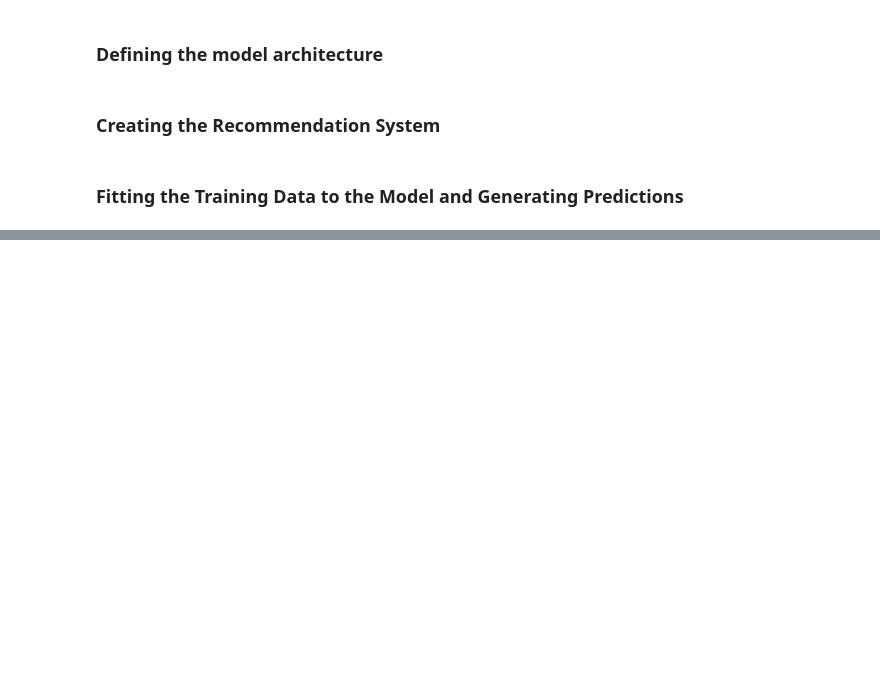
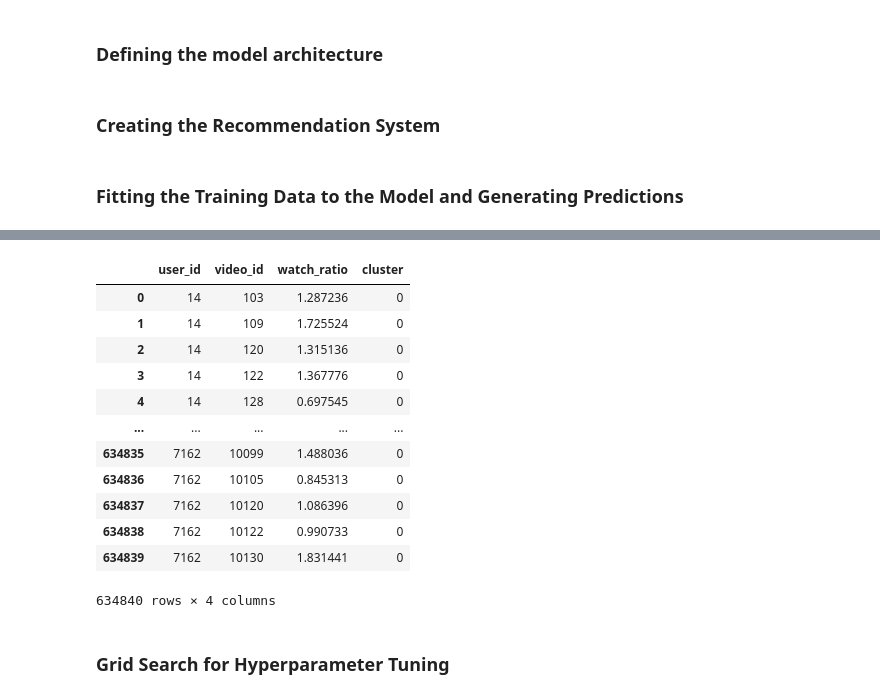
Before and after one commit to jiaawe/kuaishou-recommender, a Jupyter notebook: model/model_ncf.ipynb, the cells around one changed output, grey strips where cells are left out. Saved outputs shown, nothing was run; the diff lists cells and outputs as text; code cells hidden in the pictures; blank space fills up the shorter version.

Commit message:
added section for grid search + training with/without segmentation

```diff
--- a/model/model_ncf.ipynb
+++ b/model/model_ncf.ipynb
@@ -275,7 +401,7 @@ class NCF(nn.Module):
 ### Creating the Recommendation System
 # %%
 class KuaiShou_NCF_RecSys:
-    def __init__(self, dataset: KuaiShouDataset, model: nn.Module, embedding_dim: int):
+    def __init__(self, dataset: KuaiShouDataset, model: nn.Module, embedding_dim: int, dropout: float, alpha: float, beta: float):
         self.dataset = dataset
         self.num_users = len(dataset.user_encoder.classes_)
         self.num_videos = len(dataset.video_encoder.classes_)
@@ -283,10 +409,11 @@ class KuaiShou_NCF_RecSys:
         self.num_video_features = len(dataset.video_feature_cols)
 
         self.device = torch.device("cuda" if torch.cuda.is_available() else "cpu") # Move model to GPU if available
-        self.model: nn.Module = model(num_users=self.num_users, num_videos=self.num_videos, embedding_dim=embedding_dim,
-                                      num_user_features=self.num_user_features, num_video_features=self.num_video_features)
 
-    def train(self, batch_size, num_epochs, lr, criterion, optimizer, dropout):
+        # Initialise the model
+        self.model: nn.Module = model(self.num_users, self.num_videos, embedding_dim, self.num_user_features, self.num_video_features, dropout, alpha, beta)
+
+    def train(self, batch_size, num_epochs, lr, criterion, optimizer):
         # Initialise the DataLoader
         train_loader = DataLoader(self.dataset, batch_size=batch_size, shuffle=True)
 
@@ -305,9 +432,13 @@ class KuaiShou_NCF_RecSys:
             for user_idx, video_idx, user_features, video_features, watch_ratio in train_loader:
                 user_idx, video_idx, user_features, video_features, watch_ratio = user_idx.to(self.device), video_idx.to(self.device), user_features.to(self.device), video_features.to(self.device), watch_ratio.to(self.device)
 
+                # Get the interaction days and video age
+                interaction_days = self.dataset.get_interaction_age(user_idx, video_idx)
+                video_age = self.dataset.get_video_age(video_idx)
+
                 # Forward pass
                 optimizer.zero_grad()
-                outputs = self.model(user_idx, video_idx, user_features, video_features, dropout)
+                outputs = self.model(user_idx, video_idx, user_features, video_features, interaction_days, video_age)
                 loss = criterion(outputs, watch_ratio)
 
                 # Backward pass and optimization
@@ -321,7 +452,7 @@ class KuaiShou_NCF_RecSys:
             avg_loss = total_loss / len(train_loader)
             print(f"Epoch [{epoch+1}/{num_epochs}], Loss: {avg_loss:.4f}")
 
-    def predict(self, dropout):
+    def predict(self):
         """
         Generates a dataframe with predicted watch ratios for each user-video pair.
         """
@@ -331,7 +462,7 @@ class KuaiShou_NCF_RecSys:
         watch_ratio_df = pd.DataFrame(columns=['user_id', 'video_id', 'watch_ratio'])
 
         # Iterate through all user-video pairs
-        # for user_id in range(3):
+        # for user_idx in range(2):
         for user_idx in range(self.num_users):
             if user_idx % 50 == 0:  # Print progress
                 print(f"Predicting for user {user_idx}/{self.num_users}")
@@ -342,9 +473,13 @@ class KuaiShou_NCF_RecSys:
                 user_feature_tensor = self.dataset.user_features[user_idx].unsqueeze(0)  # (1, num_user_features)
                 video_feature_tensor = self.dataset.video_features[video_idx].unsqueeze(0)  # (1, num_video_features)
 
+                # Here, we set the interaction days to 0 as we are to watch_ratio at the current moment
+                interaction_days = torch.tensor([0], dtype=torch.float32)
+                video_age = self.dataset.get_video_age(video_tensor)
+
                 # Get the predicted watch ratio
                 with torch.no_grad():
-                    predicted_watch_ratio = self.model(user_tensor, video_tensor, user_feature_tensor, video_feature_tensor, dropout)
+                    predicted_watch_ratio = self.model(user_tensor, video_tensor, user_feature_tensor, video_feature_tensor, interaction_days, video_age)
 
                 # Add the predicted watch ratio to the watch_ratio_df
                 watch_ratio_df = pd.concat([watch_ratio_df, pd.DataFrame({'user_id': [user_idx], 'video_id': [video_idx], 'watch_ratio': [predicted_watch_ratio.item()]})], ignore_index=True)
@@ -534,0 +555,15 @@ plt.show()
+# %%
+params = {
+    'batch_size': 512,
+    'num_epochs': 10,
+    'lr': 0.001,
+    'embedding_dim': 64,
+    'dropout': 0.3,
+    'alpha': 0.01,  # Decay constant for days since interaction (days)
+    'beta': 0.01    # Decay constant for video age (days)
+}
+
+cluster = 0
+train_cluster = train_processed[train_processed['cluster'] == cluster]
+
+cluster, cluster_0_predictions = train_and_predict(params, train_cluster, **{'cluster': 0})
@@ -534,0 +592,18 @@ plt.show()
+# %%
+cluster_0_predictions
+# %% [output]
+|  | user_id | video_id | watch_ratio | cluster |
+| 0 | 14 | 103 | 1.287236 | 0 |
+| 1 | 14 | 109 | 1.725524 | 0 |
+| 2 | 14 | 120 | 1.315136 | 0 |
+| 3 | 14 | 122 | 1.367776 | 0 |
+| 4 | 14 | 128 | 0.697545 | 0 |
+| ... | ... | ... | ... | ... |
+| 634835 | 7162 | 10099 | 1.488036 | 0 |
+| 634836 | 7162 | 10105 | 0.845313 | 0 |
+| 634837 | 7162 | 10120 | 1.086396 | 0 |
+| 634838 | 7162 | 10122 | 0.990733 | 0 |
+| 634839 | 7162 | 10130 | 1.831441 | 0 |
+634840 rows × 4 columns
+# %% [markdown]
+### Grid Search for Hyperparameter Tuning
```
Also changed, not shown: parts of 45 cells of this notebook, 1 other file.
